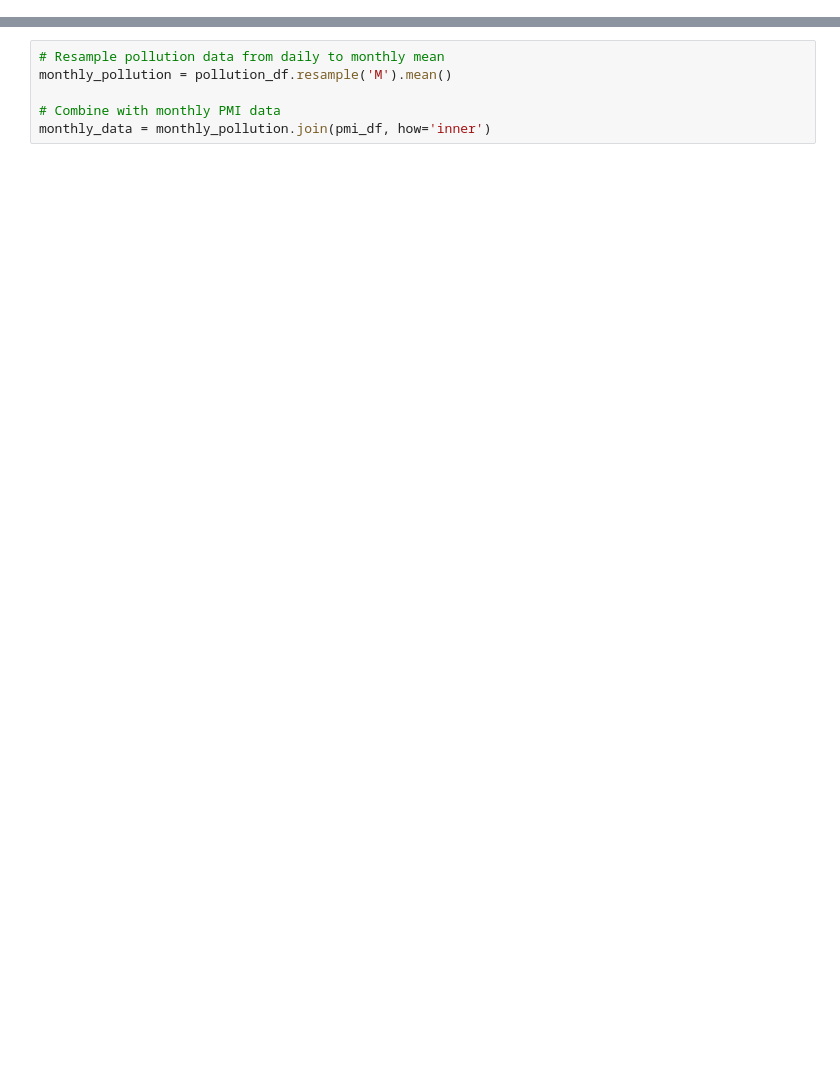
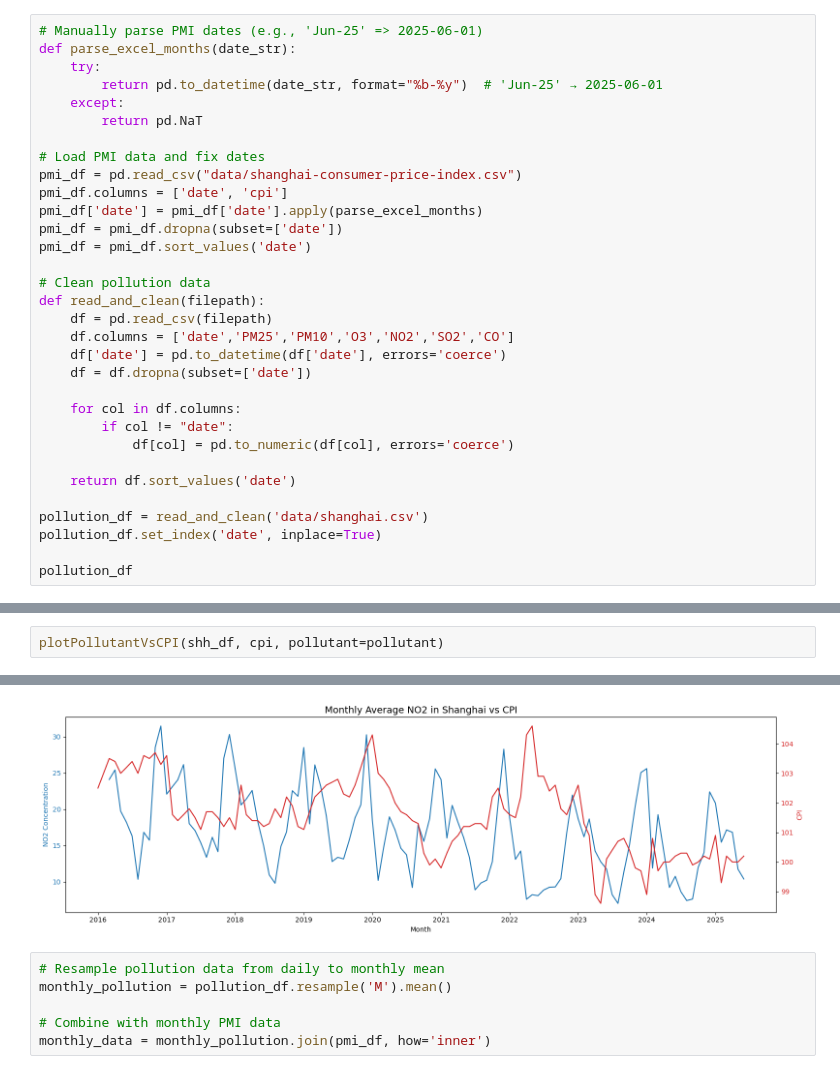
Before and after one commit to JosephMacula/umn_bootcamp_capstone_project, a Jupyter notebook: time-series-models/ccf.ipynb, the cells around one changed output, grey strips where cells are left out. Saved outputs shown, nothing was run; the diff lists cells and outputs as text; blank space fills up the shorter version.

```diff
--- a/time-series-models/ccf.ipynb
+++ b/time-series-models/ccf.ipynb
@@ -6,0 +7,32 @@ from statsmodels.graphics.tsaplots import plot_ccf
+# %%
+# Manually parse PMI dates (e.g., 'Jun-25' => 2025-06-01)
+def parse_excel_months(date_str):
+    try:
+        return pd.to_datetime(date_str, format="%b-%y")  # 'Jun-25' → 2025-06-01
+    except:
+        return pd.NaT
+
+# Load PMI data and fix dates
+pmi_df = pd.read_csv("data/shanghai-consumer-price-index.csv")
+pmi_df.columns = ['date', 'cpi']
+pmi_df['date'] = pmi_df['date'].apply(parse_excel_months)
+pmi_df = pmi_df.dropna(subset=['date'])
+pmi_df = pmi_df.sort_values('date')
+
+# Clean pollution data
+def read_and_clean(filepath):
+    df = pd.read_csv(filepath)
+    df.columns = ['date','PM25','PM10','O3','NO2','SO2','CO']
+    df['date'] = pd.to_datetime(df['date'], errors='coerce')
+    df = df.dropna(subset=['date'])
+
+    for col in df.columns:
+        if col != "date":
+            df[col] = pd.to_numeric(df[col], errors='coerce')
+
+    return df.sort_values('date')
+
+pollution_df = read_and_clean('data/shanghai.csv')
+pollution_df.set_index('date', inplace=True)
+
+pollution_df
@@ -42,0 +123,3 @@ df = pollution_df.join(pmi_df, how='inner')
+# %%
+plotPollutantVsCPI(shh_df, cpi, pollutant=pollutant)
+# %% [output]
@@ -43,3 +128,4 @@ df = pollution_df.join(pmi_df, how='inner')
+[figure, added]
 # %%
 # Resample pollution data from daily to monthly mean
 monthly_pollution = pollution_df.resample('M').mean()
```
Also changed, not shown: parts of 16 cells of this notebook, 5 other files.
